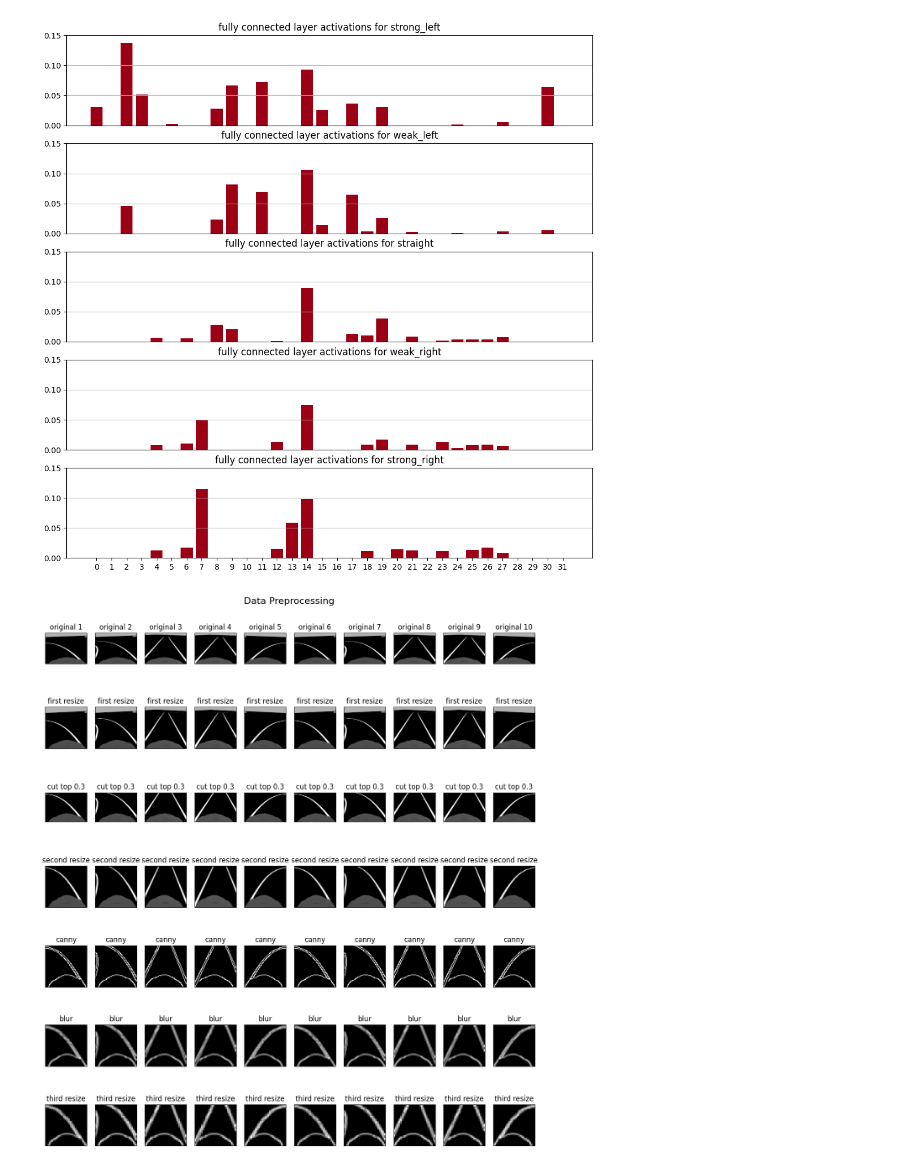
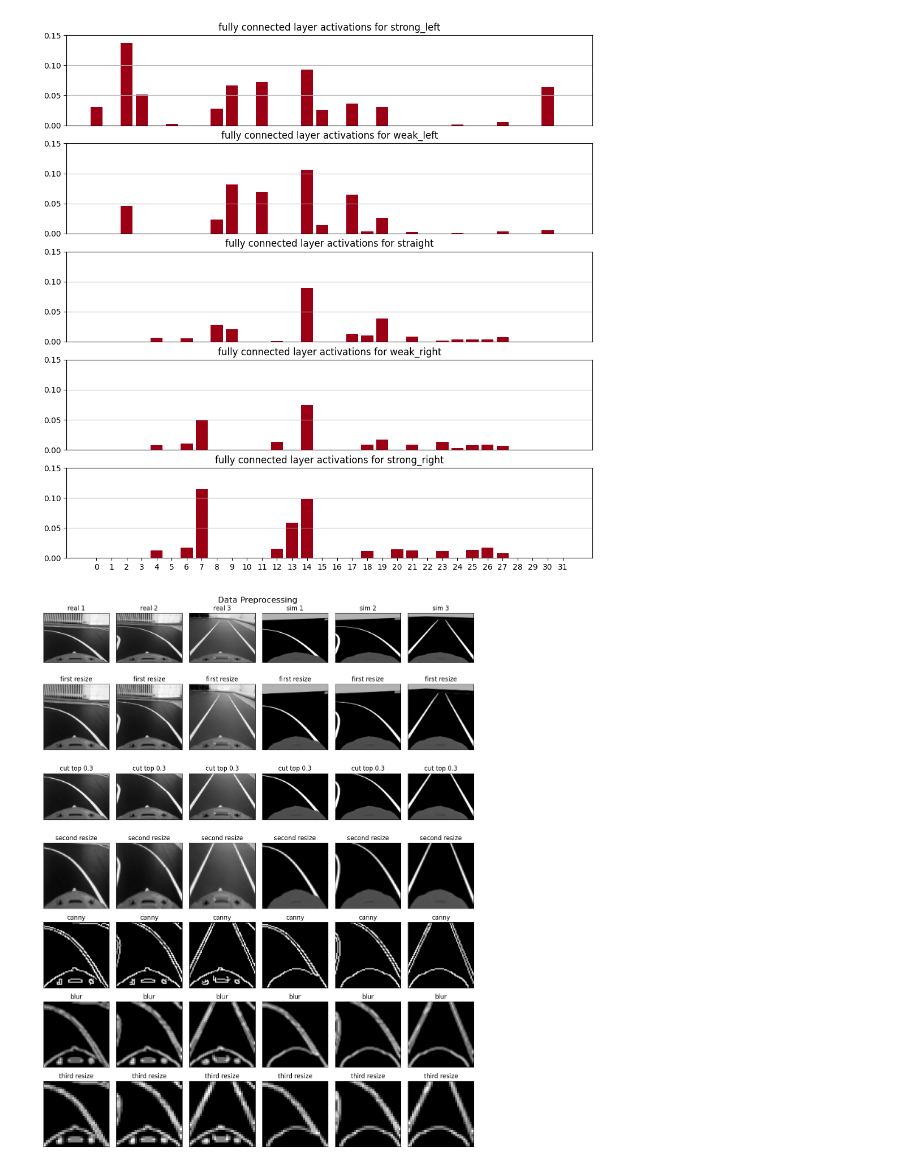
Before and after one commit to matgrand/bfmc_2022, a Jupyter notebook: thesis_images.ipynb, the cells around one changed output. Saved outputs shown, nothing was run; the diff lists cells and outputs as text; code cells hidden in the pictures.

```diff
--- a/thesis_images.ipynb
+++ b/thesis_images.ipynb
@@ -714,20 +679,17 @@ plt.show()
 img_strong_left = cv.imread('tmp/random/strong_left.png', cv.IMREAD_GRAYSCALE)
 img_weak_left = cv.imread('tmp/random/weak_left.png', cv.IMREAD_GRAYSCALE)
 img_straight = cv.imread('tmp/random/straight.png', cv.IMREAD_GRAYSCALE)
-img_weak_right = cv.imread('tmp/random/weak_right.png', cv.IMREAD_GRAYSCALE)
-img_strong_right = cv.imread('tmp/random/strong_right.png', cv.IMREAD_GRAYSCALE)
+
 sim_img_strong_left = cv.imread('tmp/random/sim_strong_left.png', cv.IMREAD_GRAYSCALE)
 sim_img_weak_left = cv.imread('tmp/random/sim_weak_left.png', cv.IMREAD_GRAYSCALE)
 sim_img_straight = cv.imread('tmp/random/sim_straight.png', cv.IMREAD_GRAYSCALE)
-sim_img_weak_right = cv.imread('tmp/random/sim_weak_right.png', cv.IMREAD_GRAYSCALE)
-sim_img_strong_right = cv.imread('tmp/random/sim_strong_right.png', cv.IMREAD_GRAYSCALE)
 
 
-imgs = [img_strong_left, img_weak_left, img_straight, img_weak_right, img_strong_right, sim_img_strong_left, sim_img_weak_left, sim_img_straight, sim_img_weak_right, sim_img_strong_right]
+imgs = [img_strong_left, img_weak_left, img_straight, sim_img_strong_left, sim_img_weak_left, sim_img_straight]
 
 STEPS = 7
 
-fig, ax = plt.subplots(STEPS, 10, figsize=(12, STEPS*2))
+fig, ax = plt.subplots(STEPS, 6, figsize=(12, STEPS*2.2))
 #set title for entire figure
 fig.suptitle('Data Preprocessing', fontsize=16)
 
@@ -737,7 +699,8 @@ for i, img in enumerate(imgs):
     ax[0,i].imshow(img, cmap='gray')
     ax[0,i].set_xticks([])
     ax[0,i].set_yticks([])
-    ax[0,i].set_title(f'original {i+1}')
+    title = f'real {i+1}' if i<3 else f'sim {i-2}'
+    ax[0,i].set_title(title)
 
 #RESIZE STEP
 
@@ -771,31 +734,31 @@ for i, img in enumerate(imgs):
 #CANNY
 for i, img in enumerate(imgs):
     img = cv.Canny(img, 100, 200)
     ax[4,i].imshow(img, cmap='gray')
     ax[4,i].set_xticks([])
     ax[4,i].set_yticks([])
     ax[4,i].set_title(f'canny')
     imgs[i] = img
 
 #BLUR
 for i, img in enumerate(imgs):
     img = cv.blur(img, (3,3), 0)
     ax[5,i].imshow(img, cmap='gray')
     ax[5,i].set_xticks([])
     ax[5,i].set_yticks([])
     ax[5,i].set_title(f'blur')
     imgs[i] = img
 
 #THIRD RESIZE
 for i, img in enumerate(imgs):
     img = cv.resize(img, (32, 32))
     ax[6,i].imshow(img, cmap='gray')
     ax[6,i].set_xticks([])
     ax[6,i].set_yticks([])
     ax[6,i].set_title(f'third resize')
     imgs[i] = img
 
 plt.tight_layout()
 plt.show()
 # %% [output]
-[figure, old version]
+[figure, new version]
```
Also changed, not shown: parts of 1 cell of this notebook.
